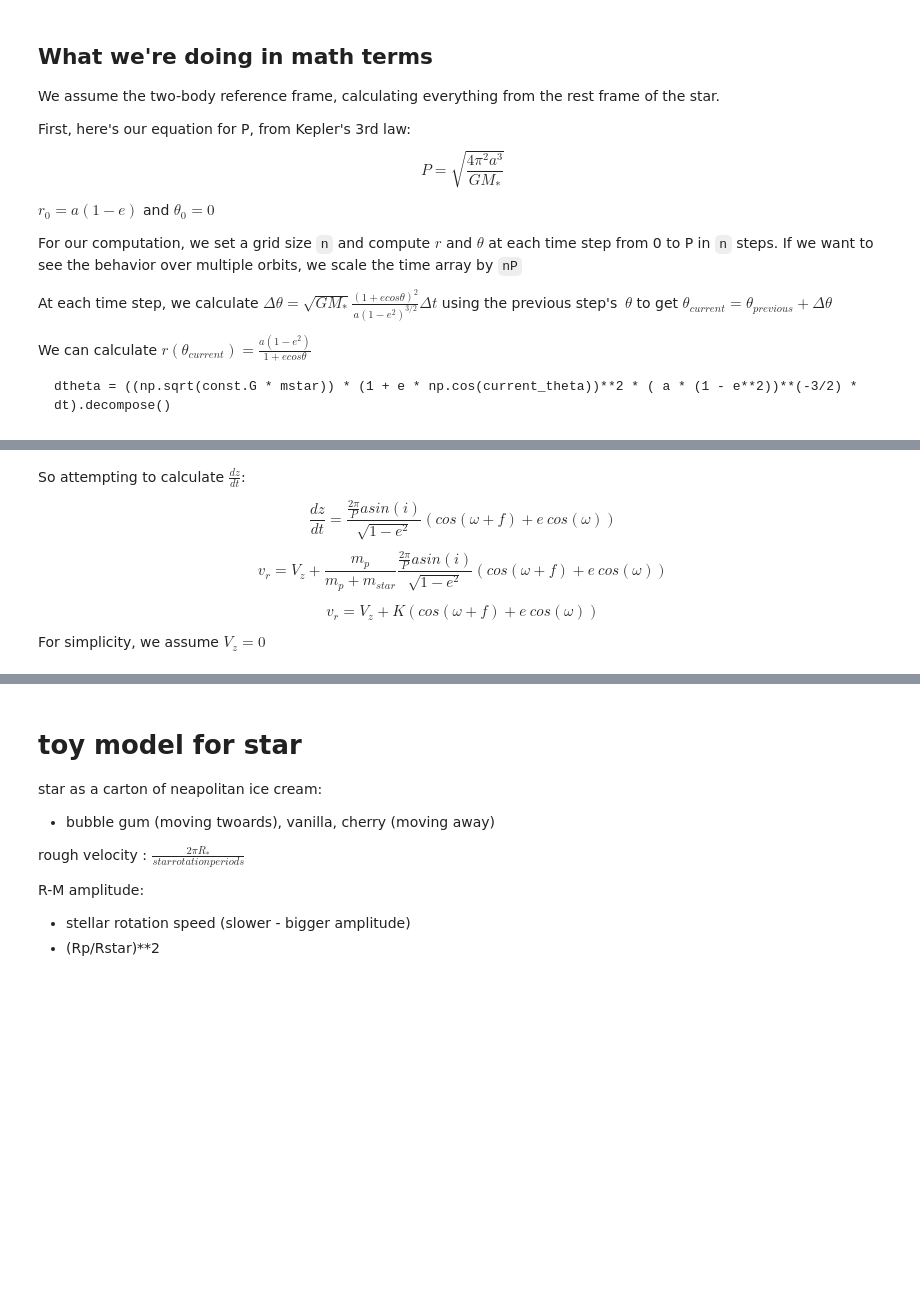
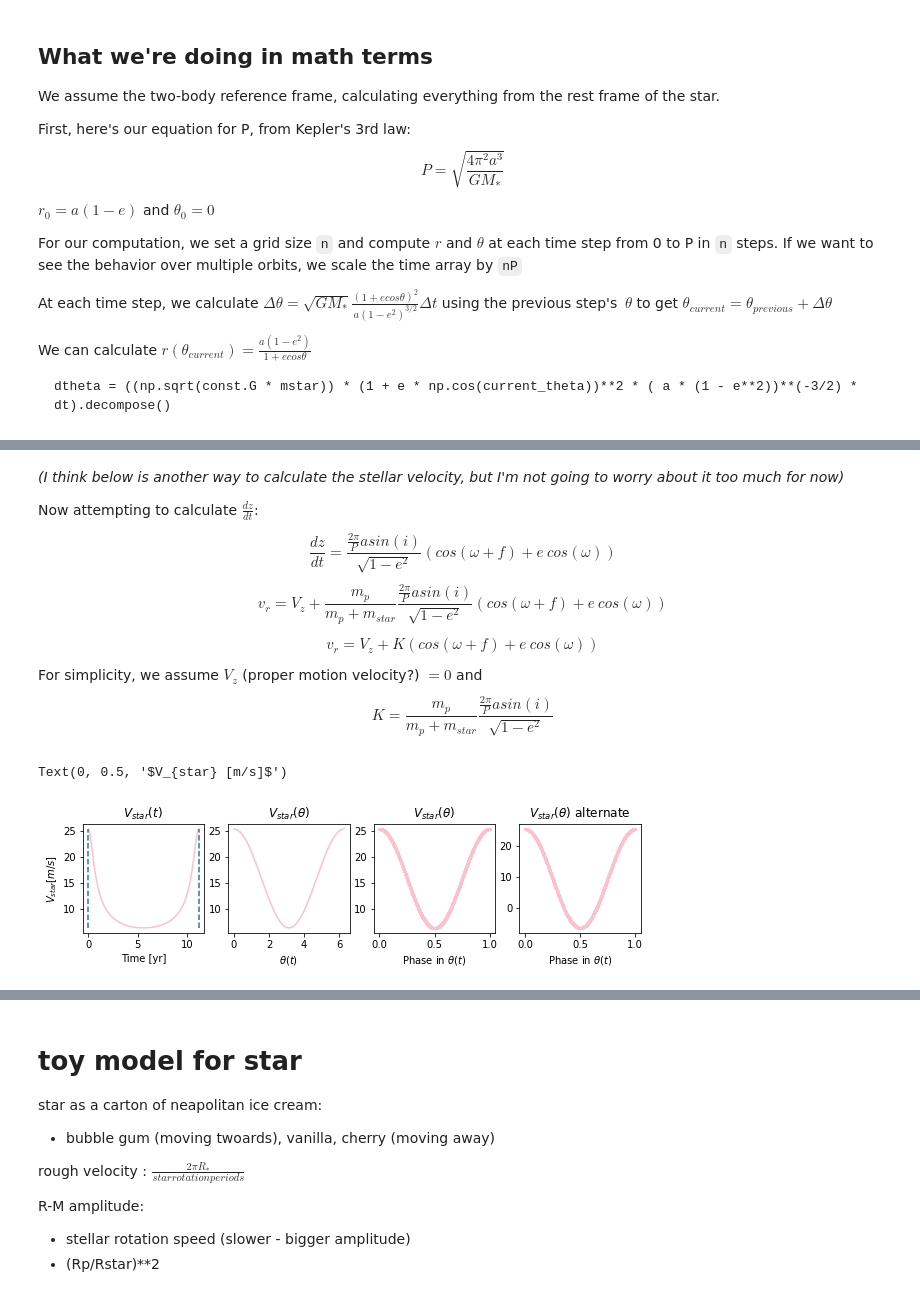
Before and after one commit to namagu/rossiter-mclaughlin-coaddventure, a Jupyter notebook: rv_from_scratch.ipynb, the cells around one changed output, grey strips where cells are left out. Cells and saved outputs as stored; diff of their text form; code cells hidden in the pictures; blank space fills up the shorter version.

```diff
--- a/rv_from_scratch.ipynb
+++ b/rv_from_scratch.ipynb
@@ -39,12 +39,12 @@ rstar = 1 * u.R_sun  # stellar radius
 mp = 1 * u.M_jupiter # planet mass
 rp = 1 * u.R_jup # planet radius
 a = 5 * u.AU  # semi-major axis
-e = 0.1  # orbital eccentricity
+e = 0.6  # orbital eccentricity
 i = np.pi * 0.5  # assume we are observing in-plane, i.e. inclination = 90 deg
 omega = np.pi * 0.5
 theta0 = 0.  # initial longitude
 
-n = 30000  # number of steps
+n = 10000  # number of steps
 
 P = np.sqrt(((4*np.pi**2) / (const.G * mstar)) * a**3 )  # period from kepler's third law
 
@@ -63,9 +63,12 @@ b = 0  # assume planet is passing right through the middle of the disk of the st
 
 # We assume b = 0
 
-dur = ((P / (np.pi * u.rad)) *
+dur_circ = ((P / (np.pi * u.rad)) *
        np.arcsin((rstar / a) * np.sqrt((1 + (rp/rstar))**2 - b**2) / (np.sin(i)))).to(u.hr)
-print(f"Geometric transit duration: {dur}")
+correction = np.sqrt(1 - e**2) / (1 + e*np.sin(omega)) # correct for e > 0
+dur = dur_circ * correction
+print(f"Transit duration for circular orbit: {dur}")
+print(f"Geometric transit duration: {dur} (correction: {correction})")
 print(f"Points in transit: {int(np.floor((dur / dt).decompose()))}") # points in transit
 
 # compare to when planet is in y-value of star disk at transit and eclipse
@@ -309,5 +417,7 @@ $$ v_{*} = \frac{m_{p}}{m_{p} + m_{*}}v_{p}$$
 # %% [markdown]
-So attempting to calculate $\frac{dz}{dt}$:
+_(I think below is another way to calculate the stellar velocity, but I'm not going to worry about it too much for now)_
+
+Now attempting to calculate $\frac{dz}{dt}$:
 
 $$ \frac{dz}{dt} = \frac{\frac{2\pi}{P}a sin(i)}{\sqrt{1 - e^{2}}}(cos(\omega + f) + e~cos(\omega))$$
 
@@ -315,7 +425,9 @@ $$ v_{r} = V_{z}  + \frac{m_{p}}{m_{p} + m_{star}}\frac{\frac{2\pi}{P}a sin(i)}{
 
 $$ v_{r} = V_{z}  + K(cos(\omega + f) + e~cos(\omega)) $$
 
-For simplicity, we assume $V_{z} = 0 $
+For simplicity, we assume $V_{z}$ (proper motion velocity?) $ = 0 $
+and
+$$ K = \frac{m_p}{m_p + m_{star}}\frac{\frac{2\pi}{P}asin(i)}{\sqrt{1 - e^2}} $$
 # %%
 #v_p = (np.sqrt((const.G * mstar)/(a * (1 - e**2)))*(np.sqrt(np.abs(e*np.sin(thetas))) + np.sqrt(1 + e*np.cos(thetas)))).decompose()
 quantity = np.sqrt((const.G * mstar) / (a * (1 - e**2) )) # K
@@ -329,45 +443,49 @@ v_star = (mp/(mp + mstar) * v_p).decompose()
 # %%
-fig, (ax1,ax2,ax3,ax4,ax5) = plt.subplots(1,5,figsize=(10,2))
+# plot total velocity quantities
 
-## plot planet velocity vs time
+## plot planet total velocity vs time
 #plt.plot(t_array,v_p[:-1],label=r"$v_{p}$")
+
+# set up plot
 plt.rc('font',size=10)
+fig, (ax1,ax2,ax3,ax4) = plt.subplots(1,4,figsize=(10,2))
+
 # plot star velocity vs time
 ax1.plot(t_array.to(u.yr),v_star,label=r"$v_{*}$",c='pink')
 # plot regions where planet transits
 for t in t_conj:
     ylow, yhigh = v_star.value.min(), v_star.value.max()
     ax1.vlines(t.value, ylow, yhigh,linestyle='dashed')
 # formatting
 ax1.set_xlabel("Time [yr]")
-ax1.set_title("Velocity vs. time")
+ax1.set_title(r"$V_{star}(t)$")
 
-# plot velocity vs. thetas
+# plot star total velocity vs. thetas
 ax2.plot(thetas, v_star,label=r'$v_{star}$', c='pink')
 ax2.set_xlabel(r"$\theta(t)$")
-ax2.set_title("Velocity vs. theta")
+ax2.set_title(r"$V_{star}(\theta)$")
 
-# plot velocity vs. thetas
+# plot phase-folded star total velocity vs. thetas
 folded_thetas = [(t/(2*np.pi)) - (t/(2*np.pi) - ((t/(np.pi*2)) % (1)) )for t in thetas ]
 ax3.scatter(folded_thetas, v_star,label=r'$v_{star}$', c='pink',s=3)
 ax3.set_xlabel(r"Phase in $\theta(t)$")
-ax3.set_title("Phase-folded velocity")
+ax3.set_title(r"$V_{star}(\theta)$")
 
 # calculate the line-of-sight radial velocity
 inc = np.pi/2
 arg_peri = 0.
-dzdt = ((np.pi * 2)/P)* a * np.sin(inc)* np.power(1 - e**2, -0.5) * (np.cos([arg_peri + t for t in thetas]) +  \
-                                           e * np.cos(arg_peri) )
-rv = ((mp/(mp + mstar)) * dzdt).decompose()
-ax4.scatter(folded_thetas, rv, s=3, c='pink')
+dzdt = ((np.pi * 2)/P)* a * np.sin(inc)* np.power(1 - e**2, -0.5) * \
+    (np.cos([arg_peri + t for t in thetas]) +  e * np.cos(arg_peri) )
+rvz = ((mp/(mp + mstar)) * dzdt).decompose()
+ax4.scatter(folded_thetas, rvz, s=3, c='pink')
 ax4.set_xlabel(r"Phase in $\theta(t)$")
-ax4.set_title("Radial velocity?")
+ax4.set_title(r"$V_{star}(\theta)$ alternate")
 
-
-ax5.scatter(t_array,[i.value for i in y],s=3,c='teal')
-ax5.set_ylabel("y position [AU]")
 
 # add labels
 #for ax in [ax1, ax2, ax3, ax4]: ax.set_ylabel(r"$V_{star} [m/s]$")
 ax1.set_ylabel(r"$V_{star} [m/s]$")
+# %% [output]
+Text(0, 0.5, '$V_{star} [m/s]$')
+[figure, added]
 # %%
```
Also changed, not shown: parts of 16 cells of this notebook.
